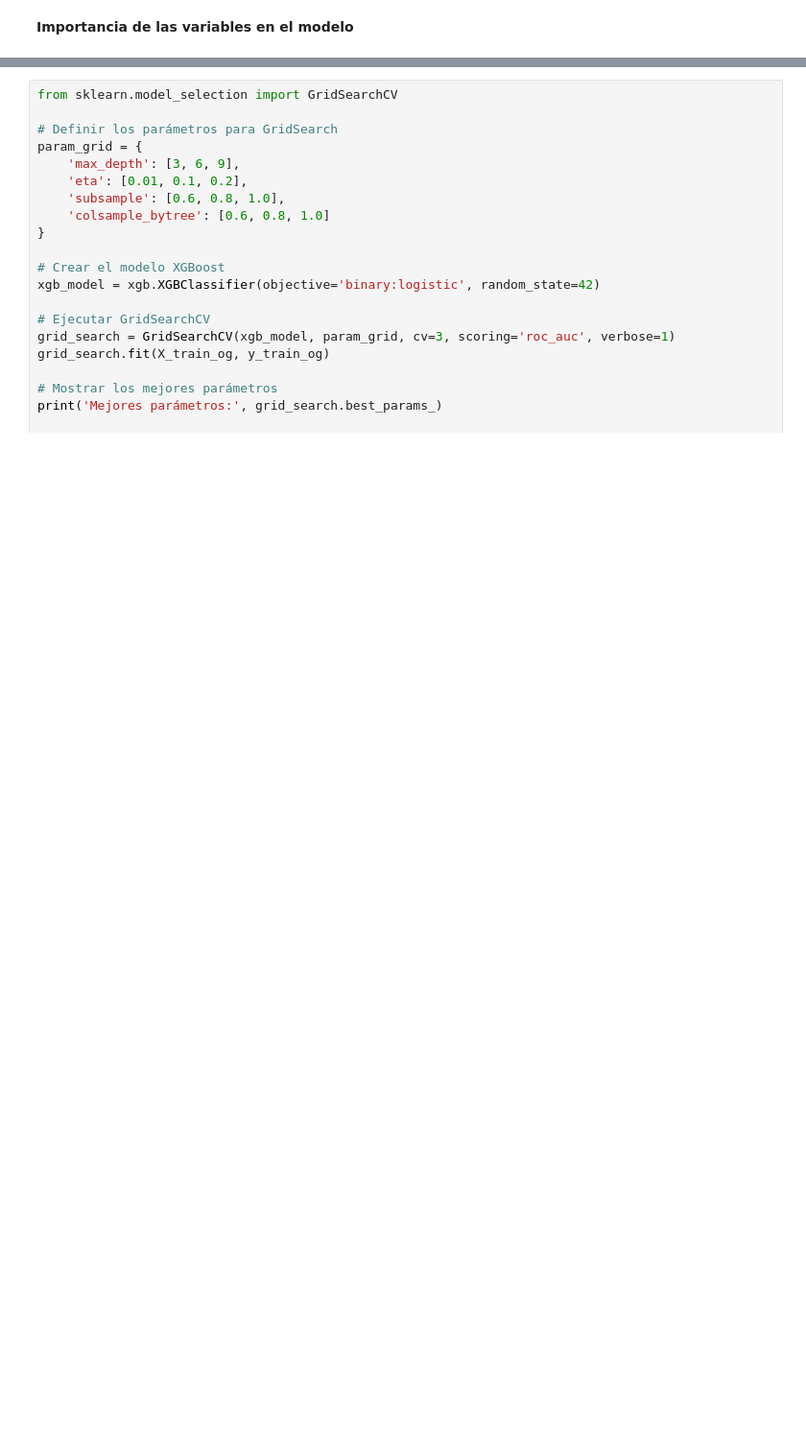
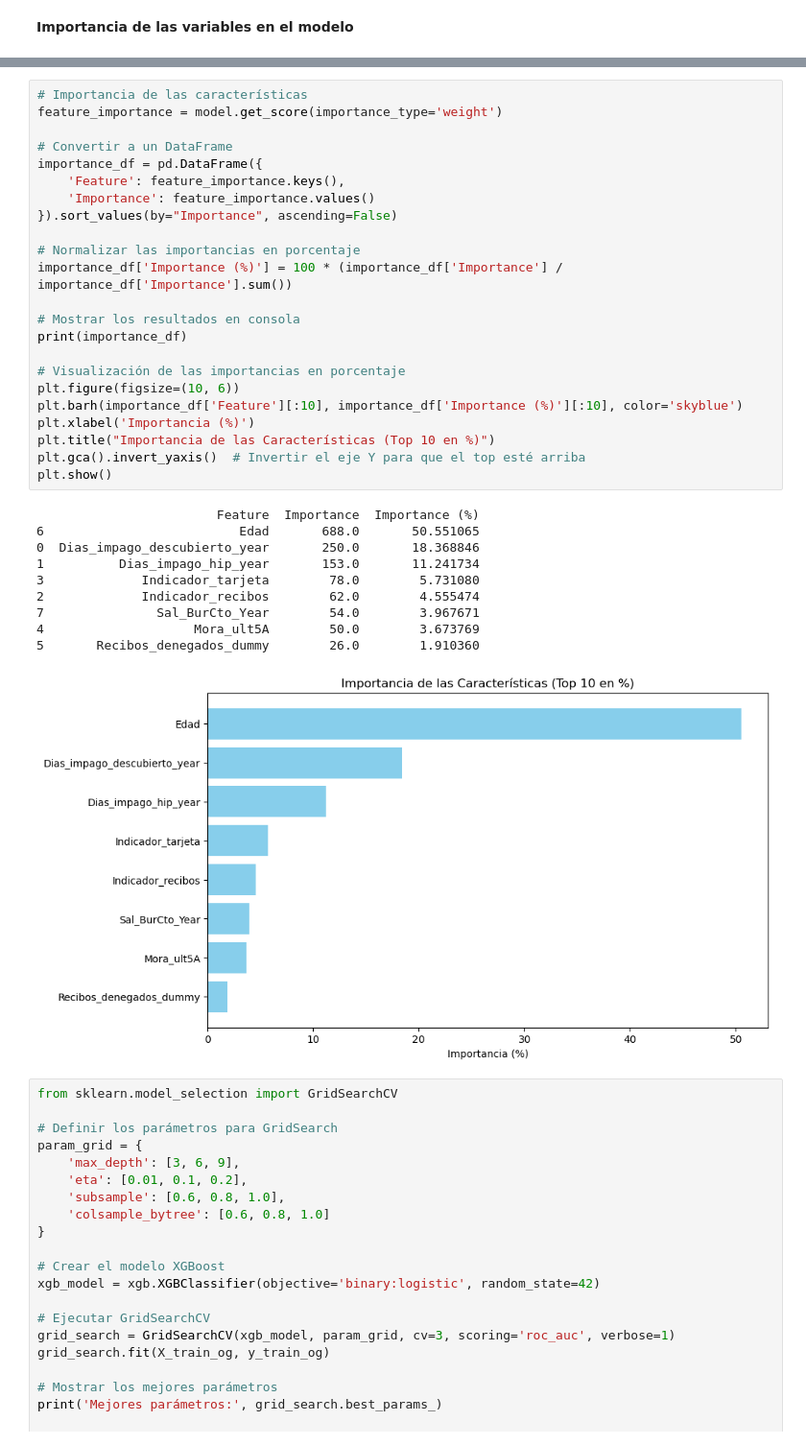
Before and after one commit to martamateosgon/Finanzas_MS, a Jupyter notebook: 2_marta_nagore.ipynb, the cells around one changed output, grey strips where cells are left out. Shown at 96% size. Cells and saved outputs as stored; diff of their text form; blank space fills up the shorter version.

```diff
--- a/2_marta_nagore.ipynb
+++ b/2_marta_nagore.ipynb
@@ -749,3 +770,37 @@ plt.show()
+# %%
+# Importancia de las características
+feature_importance = model.get_score(importance_type='weight')
+
+# Convertir a un DataFrame
+importance_df = pd.DataFrame({
+    'Feature': feature_importance.keys(),
+    'Importance': feature_importance.values()
+}).sort_values(by="Importance", ascending=False)
+
+# Normalizar las importancias en porcentaje
+importance_df['Importance (%)'] = 100 * (importance_df['Importance'] / importance_df['Importance'].sum())
+
+# Mostrar los resultados en consola
+print(importance_df)
+
+# Visualización de las importancias en porcentaje
+plt.figure(figsize=(10, 6))
+plt.barh(importance_df['Feature'][:10], importance_df['Importance (%)'][:10], color='skyblue')
+plt.xlabel('Importancia (%)')
+plt.title("Importancia de las Características (Top 10 en %)")
+plt.gca().invert_yaxis()  # Invertir el eje Y para que el top esté arriba
+plt.show()
+# %% [output]
+                        Feature  Importance  Importance (%)
+6                          Edad       688.0       50.551065
+0  Dias_impago_descubierto_year       250.0       18.368846
+1          Dias_impago_hip_year       153.0       11.241734
+3             Indicador_tarjeta        78.0        5.731080
+2             Indicador_recibos        62.0        4.555474
+7               Sal_BurCto_Year        54.0        3.967671
+4                    Mora_ult5A        50.0        3.673769
+5       Recibos_denegados_dummy        26.0        1.910360
+[figure, added]
 # %%
 from sklearn.model_selection import GridSearchCV
 
```
Also changed, not shown: parts of 6 cells of this notebook.
